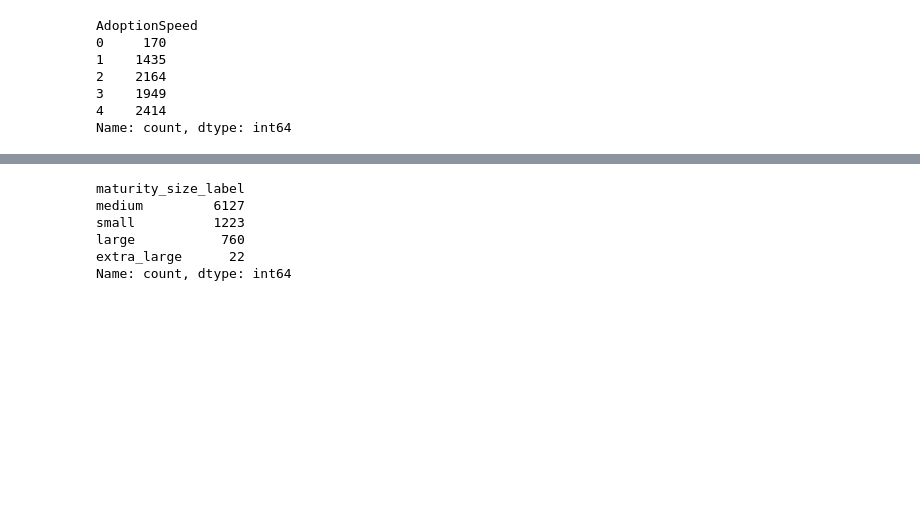
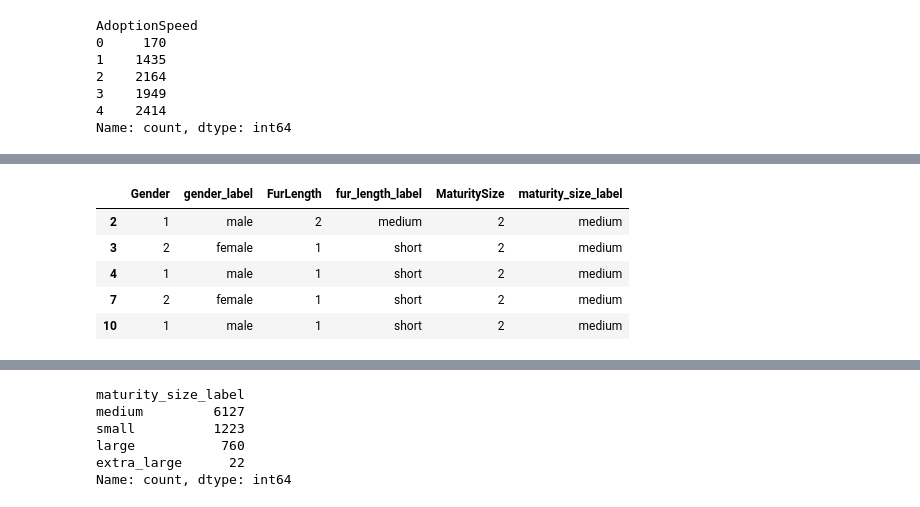
Before and after one commit to SofiaMusa/ai-dog-adoption-project, a Jupyter notebook: notebooks/01_eda.ipynb, the cells around one changed output, grey strips where cells are left out. Cells and saved outputs as stored; diff of their text form; code cells hidden in the pictures; blank space fills up the shorter version.

```diff
--- a/notebooks/01_eda.ipynb
+++ b/notebooks/01_eda.ipynb
@@ -172,0 +189,41 @@ dogs.to_csv("../data/processed/dogs_clean.csv", index=False)
+# %%
+gender_map = {
+    1: "male",
+    2: "female",
+    3: "mixed"
+}
+
+fur_map = {
+    1: "short",
+    2: "medium",
+    3: "long"
+}
+
+size_map = {
+    1: "small",
+    2: "medium",
+    3: "large",
+    4: "extra_large"
+}
+
+dogs["gender_label"] = dogs["Gender"].map(gender_map)
+dogs["fur_length_label"] = dogs["FurLength"].map(fur_map)
+dogs["maturity_size_label"] = dogs["MaturitySize"].map(size_map)
+
+dogs[
+    [
+        "Gender",
+        "gender_label",
+        "FurLength",
+        "fur_length_label",
+        "MaturitySize",
+        "maturity_size_label"
+    ]
+].head()
+# %% [output]
+|  | Gender | gender_label | FurLength | fur_length_label | MaturitySize | maturity_size_label |
+| 2 | 1 | male | 2 | medium | 2 | medium |
+| 3 | 2 | female | 1 | short | 2 | medium |
+| 4 | 1 | male | 1 | short | 2 | medium |
+| 7 | 2 | female | 1 | short | 2 | medium |
+| 10 | 1 | male | 1 | short | 2 | medium |
```
Also changed, not shown: parts of 37 cells of this notebook, 7 other files.
